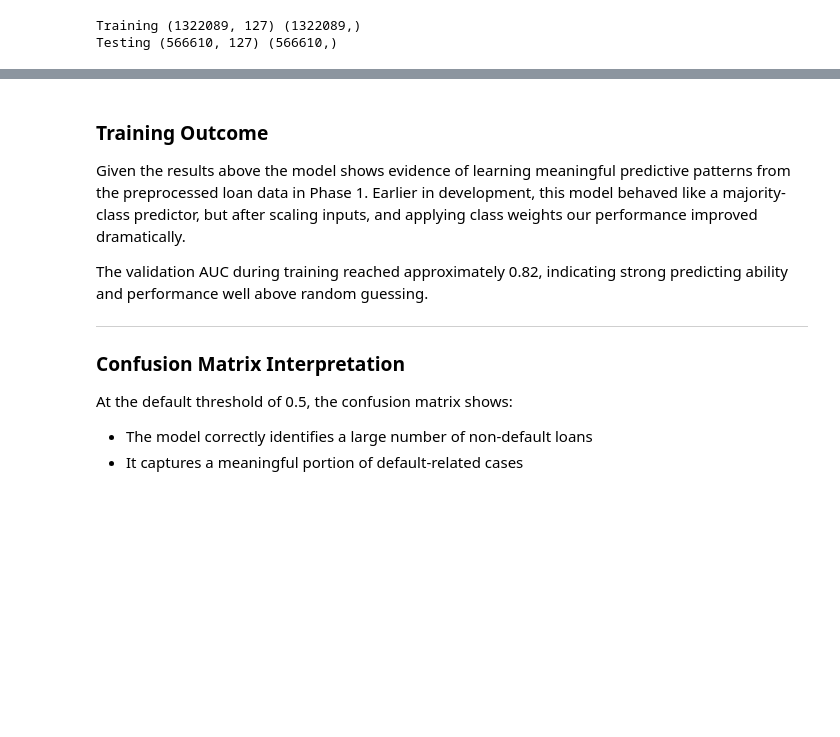
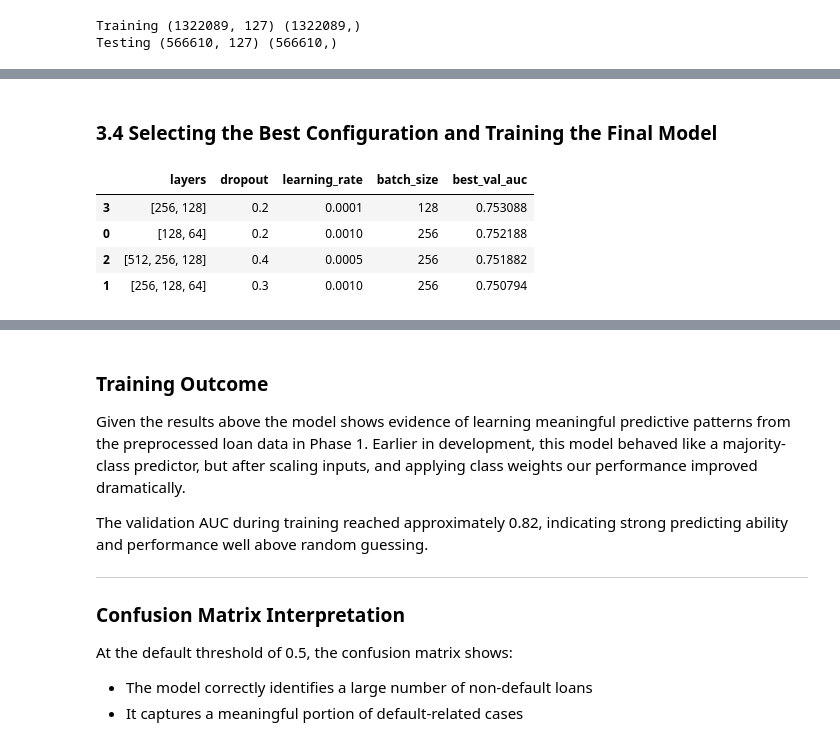
Before and after one commit to aliahhmad/rit_csci_635_ml_project, a Jupyter notebook: Phase_2_Neural_Network.ipynb, the cells around one changed output, grey strips where cells are left out. Saved outputs shown, nothing was run; the diff lists cells and outputs as text; code cells hidden in the pictures; blank space fills up the shorter version.

Commit message:
Added hyper parameter tuning for logistic regression and MLP

```diff
--- a/Phase_2_Neural_Network.ipynb
+++ b/Phase_2_Neural_Network.ipynb
@@ -118,0 +70,23 @@ Epoch 7/20
+# %%
+def build_model(layers, dropout, lr):
+    model = Sequential()
+    model.add(InputLayer(shape=(x_train.shape[1],)))
+
+    for units in layers:
+        model.add(Dense(units, activation="relu"))
+        model.add(Dropout(dropout))
+
+    model.add(Dense(1, activation="sigmoid"))
+
+    model.compile(
+        optimizer=tf.keras.optimizers.Adam(learning_rate=lr),
+        loss="binary_crossentropy",
+        metrics=[
+            "accuracy",
+            tf.keras.metrics.Precision(name="precision"),
+            tf.keras.metrics.Recall(name="recall"),
+            tf.keras.metrics.AUC(name="auc")
+        ]
+    )
+
+    return model
@@ -118,0 +157,11 @@ Epoch 7/20
+# %% [markdown]
+### 3.4 Selecting the Best Configuration and Training the Final Model
+# %%
+tuning_results = pd.DataFrame(results)
+tuning_results.sort_values("best_val_auc", ascending=False)
+# %% [output]
+|  | layers | dropout | learning_rate | batch_size | best_val_auc |
+| 3 | [256, 128] | 0.2 | 0.0001 | 128 | 0.753088 |
+| 0 | [128, 64] | 0.2 | 0.0010 | 256 | 0.752188 |
+| 2 | [512, 256, 128] | 0.4 | 0.0005 | 256 | 0.751882 |
+| 1 | [256, 128, 64] | 0.3 | 0.0010 | 256 | 0.750794 |
```
Also changed, not shown: parts of 25 cells of this notebook, 22 other files.
